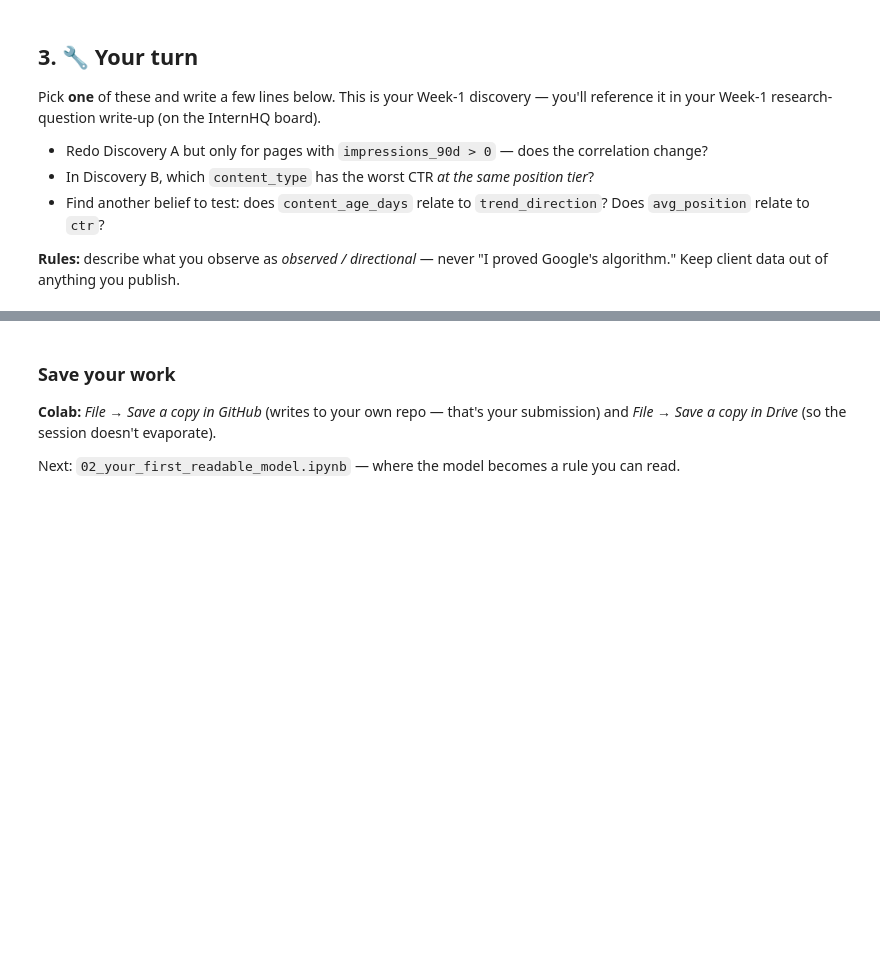
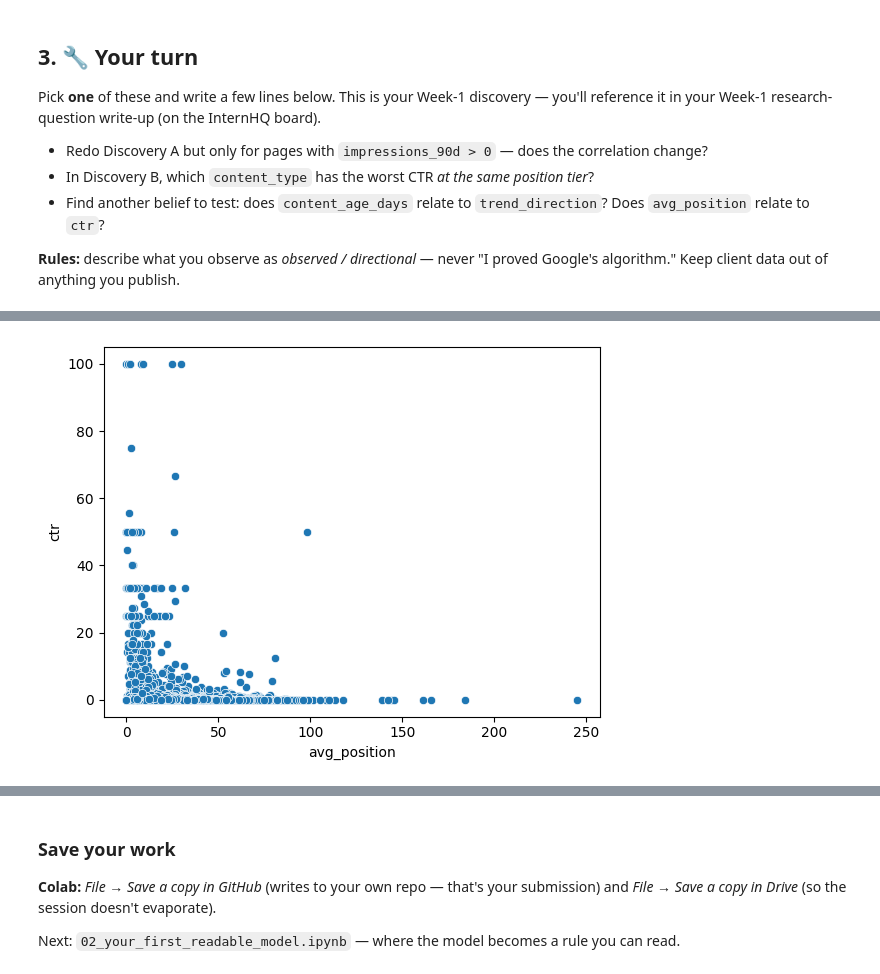
Before and after one commit to Manjit-yadav/flyrank-ml-internship, a Jupyter notebook: notebooks/01_first_look_and_discovery.ipynb, the cells around one changed output, grey strips where cells are left out. Cells and saved outputs as stored; diff of their text form; code cells hidden in the pictures; blank space fills up the shorter version.

```diff
--- a/notebooks/01_first_look_and_discovery.ipynb
+++ b/notebooks/01_first_look_and_discovery.ipynb
@@ -101,0 +173,6 @@ Pick **one** of these and write a few lines below. This is your Week-1 discovery
+# %%
+import matplotlib.pyplot as plt
+sns.scatterplot(data=df, x='avg_position', y='ctr')
+plt.show()
+# %% [output]
+[figure, added]
```
Also changed, not shown: parts of 16 cells of this notebook.
